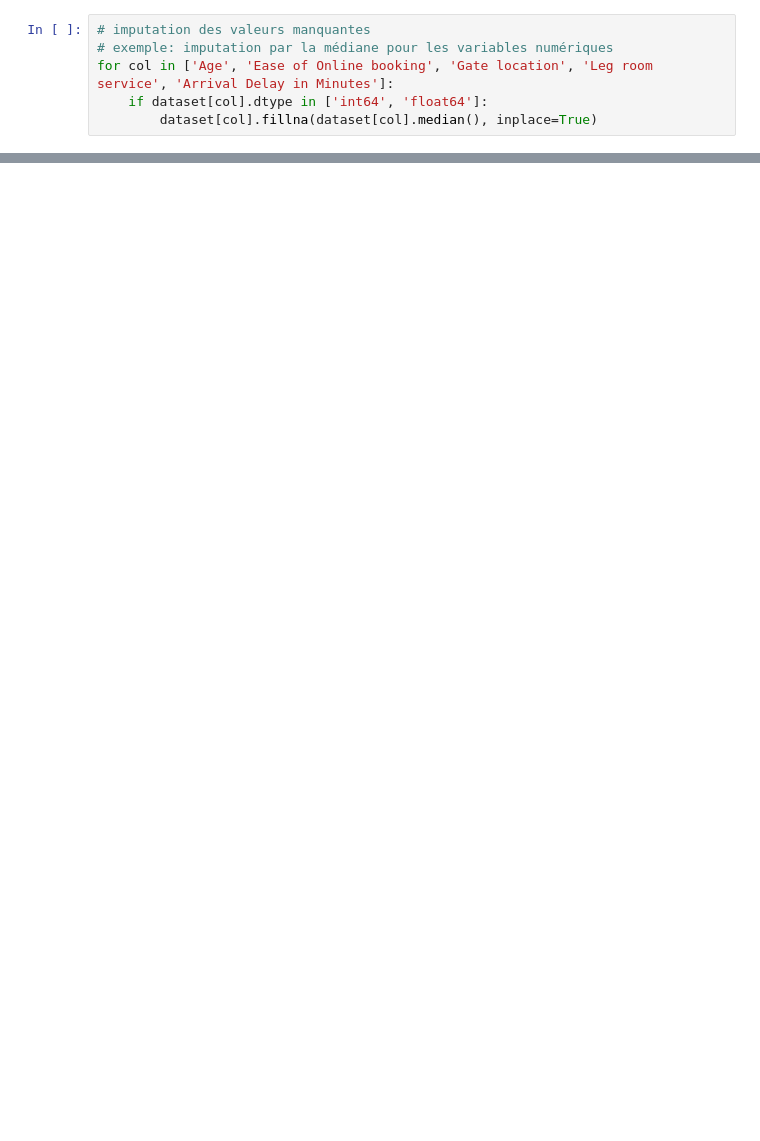
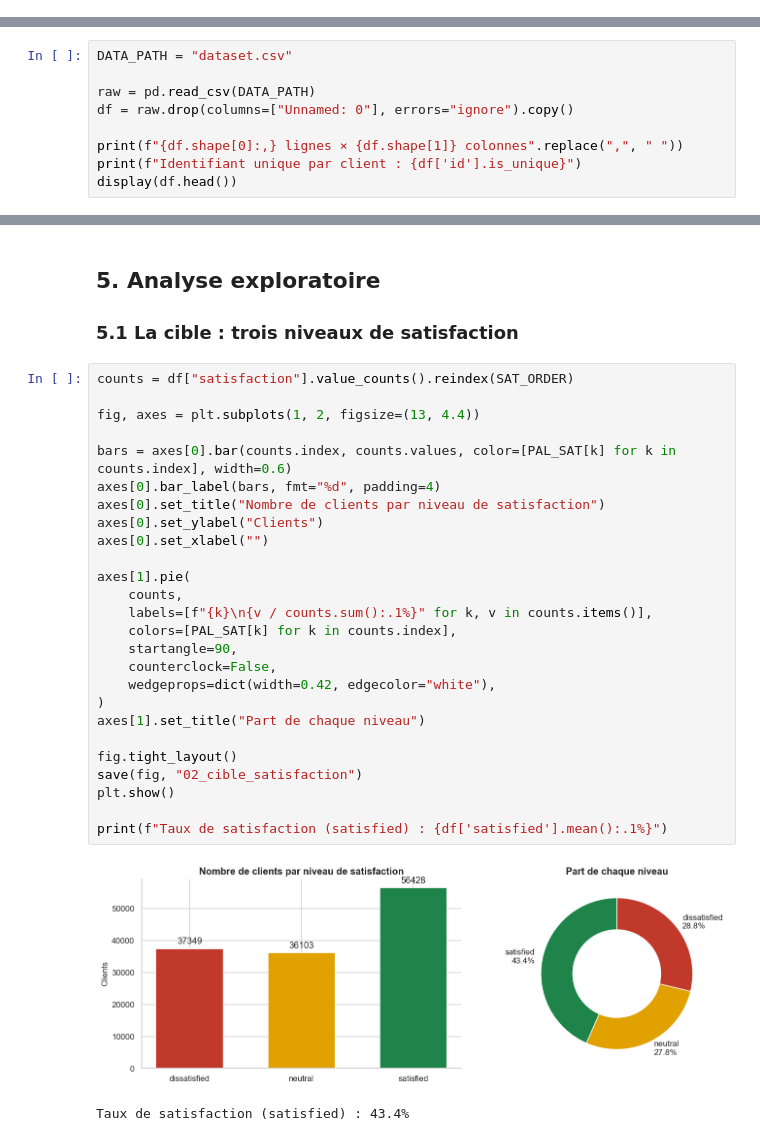
Before and after one commit to AlexAlkhatib/customer-satisfaction-prediction, a Jupyter notebook: customer-satisfaction-prediction.ipynb, the cells around one changed output, grey strips where cells are left out. Cells and saved outputs as stored; diff of their text form; blank space fills up the shorter version.

Commit message:
Customer Satisfaction Prediction v2.0

```diff
--- a/customer-satisfaction-prediction.ipynb
+++ b/customer-satisfaction-prediction.ipynb
@@ -146,6 +0,0 @@ dtype: int64
-# %%
-# imputation des valeurs manquantes
-# exemple: imputation par la médiane pour les variables numériques
-for col in ['Age', 'Ease of Online booking', 'Gate location', 'Leg room service', 'Arrival Delay in Minutes']:
-    if dataset[col].dtype in ['int64', 'float64']:
-        dataset[col].fillna(dataset[col].median(), inplace=True)
@@ -740,0 +141,9 @@ joblib.dump(best_model, "model.pkl")
+# %%
+DATA_PATH = "dataset.csv"
+
+raw = pd.read_csv(DATA_PATH)
+df = raw.drop(columns=["Unnamed: 0"], errors="ignore").copy()
+
+print(f"{df.shape[0]:,} lignes × {df.shape[1]} colonnes".replace(",", " "))
+print(f"Identifiant unique par client : {df['id'].is_unique}")
+display(df.head())
@@ -740,0 +376,33 @@ joblib.dump(best_model, "model.pkl")
+# %% [markdown]
+## 5. Analyse exploratoire
+
+### 5.1 La cible : trois niveaux de satisfaction
+# %%
+counts = df["satisfaction"].value_counts().reindex(SAT_ORDER)
+
+fig, axes = plt.subplots(1, 2, figsize=(13, 4.4))
+
+bars = axes[0].bar(counts.index, counts.values, color=[PAL_SAT[k] for k in counts.index], width=0.6)
+axes[0].bar_label(bars, fmt="%d", padding=4)
+axes[0].set_title("Nombre de clients par niveau de satisfaction")
+axes[0].set_ylabel("Clients")
+axes[0].set_xlabel("")
+
+axes[1].pie(
+    counts,
+    labels=[f"{k}\n{v / counts.sum():.1%}" for k, v in counts.items()],
+    colors=[PAL_SAT[k] for k in counts.index],
+    startangle=90,
+    counterclock=False,
+    wedgeprops=dict(width=0.42, edgecolor="white"),
+)
+axes[1].set_title("Part de chaque niveau")
+
+fig.tight_layout()
+save(fig, "02_cible_satisfaction")
+plt.show()
+
+print(f"Taux de satisfaction (satisfied) : {df['satisfied'].mean():.1%}")
+# %% [output]
+[figure, added]
+Taux de satisfaction (satisfied) : 43.4%
```
Also changed, not shown: parts of 186 cells of this notebook, 27 other files.
